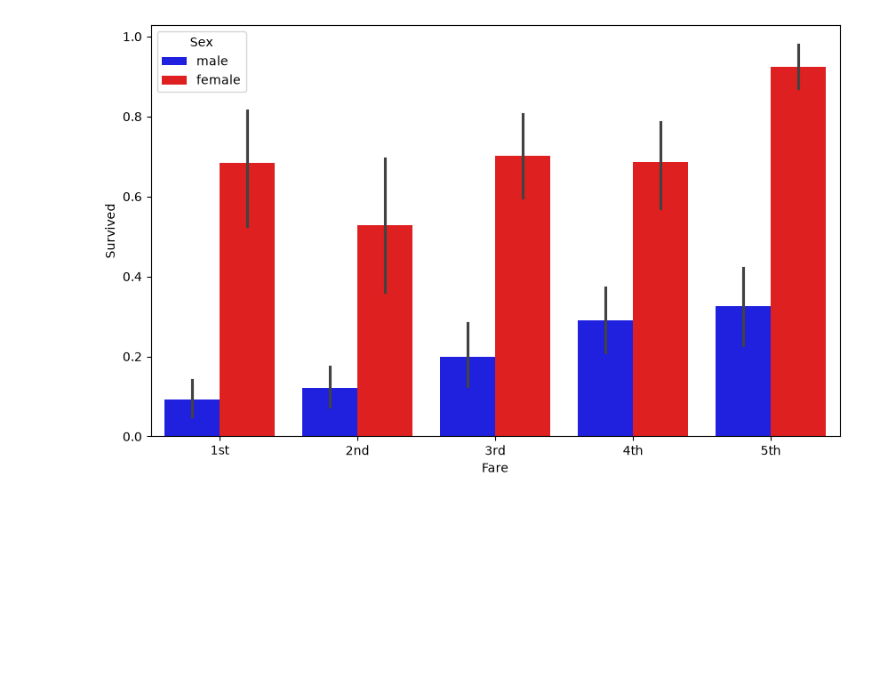
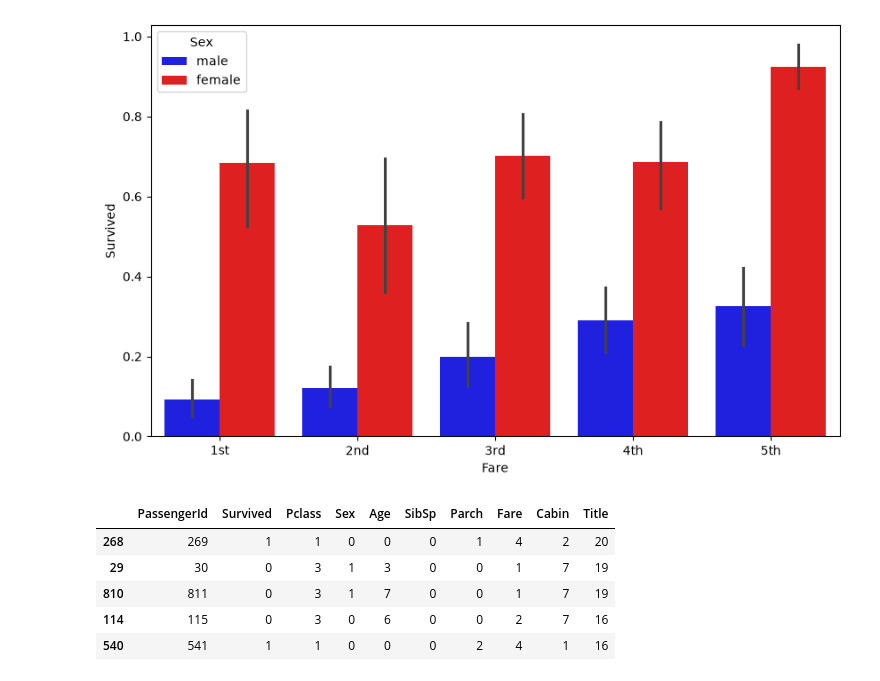
Before and after one commit to andres112/Advanced-Python, a Jupyter notebook: Titanic.ipynb, the cells around one changed output. Cells and saved outputs as stored; diff of their text form; code cells hidden in the pictures; blank space fills up the shorter version.

Commit message:
feat: add function to encode categorical features using LabelEncoder

```diff
--- a/Titanic.ipynb
+++ b/Titanic.ipynb
@@ -282,0 +285,22 @@ sns.barplot(x='Fare', y='Survived', hue='Sex', palette={'male': 'blue', 'female'
+# %%
+# Function to encode categorical features using LabelEncoder from sklearn
+def encode_features(df_train, df_test, features):
+  df_combined = pd.concat([df_train[features], df_test[features]], axis=0)
+  for feature in features:
+    # Initialize the LabelEncoder for the current feature
+    le = preprocessing.LabelEncoder()
+    le = le.fit(df_combined[feature])
+    # Transform the training and test data using the fitted LabelEncoder
+    df_train[feature] = le.transform(df_train[feature])
+    df_test[feature] = le.transform(df_test[feature])
+# %%
+features = ['Sex', 'Age', 'Fare', 'Cabin', 'Title']
+encode_features(train_data, test_data, features)
+train_data.sample(5)
+# %% [output]
+|  | PassengerId | Survived | Pclass | Sex | Age | SibSp | Parch | Fare | Cabin | Title |
+| 268 | 269 | 1 | 1 | 0 | 0 | 0 | 1 | 4 | 2 | 20 |
+| 29 | 30 | 0 | 3 | 1 | 3 | 0 | 0 | 1 | 7 | 19 |
+| 810 | 811 | 0 | 3 | 1 | 7 | 0 | 0 | 1 | 7 | 19 |
+| 114 | 115 | 0 | 3 | 0 | 6 | 0 | 0 | 2 | 7 | 16 |
+| 540 | 541 | 1 | 1 | 0 | 0 | 0 | 2 | 4 | 1 | 16 |
```
Also changed, not shown: parts of 1 cell of this notebook.
